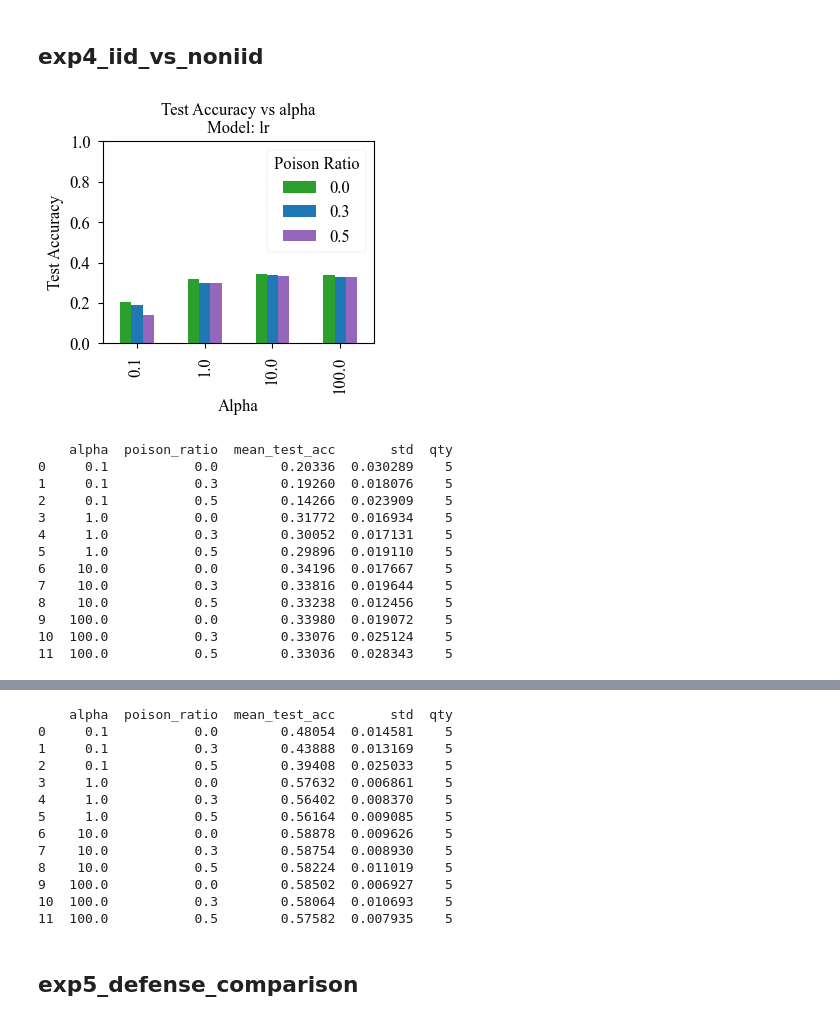
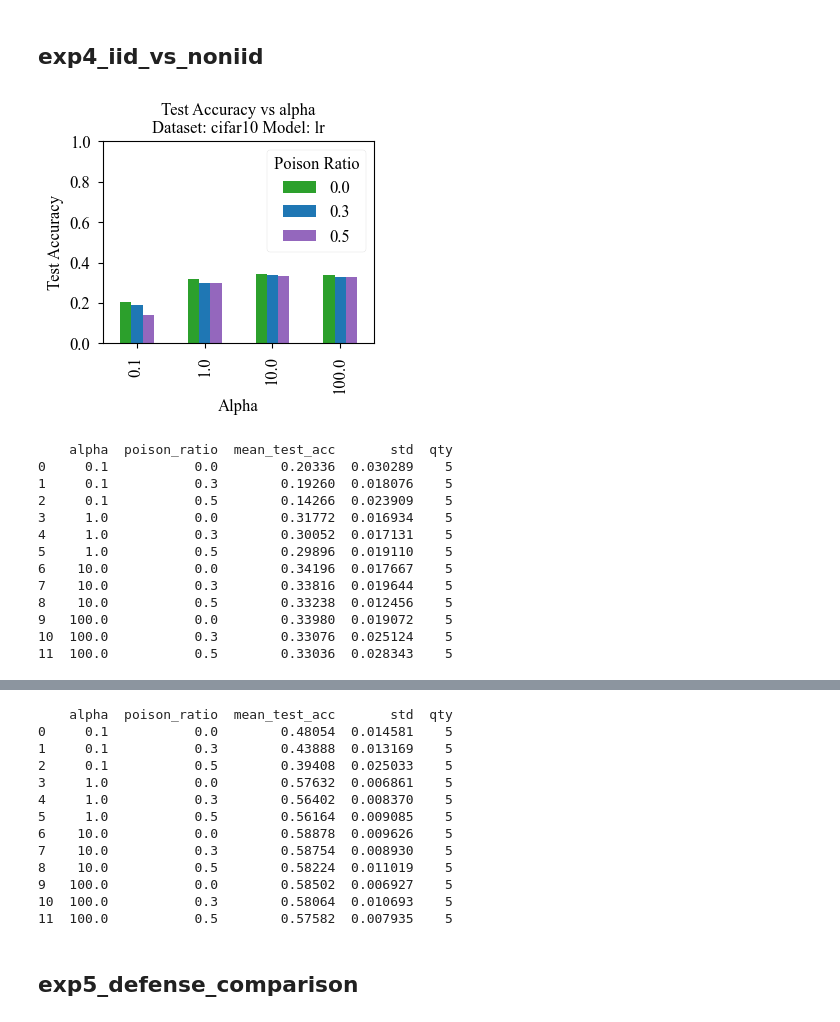
Before and after one commit to VitavatV/poisoning_attack_analysis, a Jupyter notebook: experiment_analysis_summary.ipynb, the cells around one changed output, grey strips where cells are left out. Drawn from its saved outputs; the diff is of its cells as text; code cells hidden in the pictures.

```diff
--- a/experiment_analysis_summary.ipynb
+++ b/experiment_analysis_summary.ipynb
@@ -352,12 +352,12 @@ for width_factor in [1, 4, 16, 64]:
 # %% [markdown]
 ### 1.3 exp1_vary_width_depth acc
 # %%
-# Filter exp1 data (varying depth experiments)
+dataset = 'cifar10'
 
 for poison_ratio in [0.0, 0.3, 0.5]:
     for model_type in ['lr', 'cnn']:
         exp1_data = df[df['phase'] == 'exp1_vary_width'].copy()
-        exp1_data = exp1_data[exp1_data['dataset'] == 'cifar10']
+        exp1_data = exp1_data[exp1_data['dataset'] == dataset]
         exp1_data = exp1_data[exp1_data['model_type'] == model_type]
         exp1_data = exp1_data[exp1_data['poison_ratio'] == poison_ratio]
 
@@ -366,7 +366,7 @@ for poison_ratio in [0.0, 0.3, 0.5]:
         sns.heatmap(exp1_data.pivot_table(index='depth', columns='width_factor', values='mean_test_acc'),
             cmap='viridis', vmin=0.0, vmax=1.0,
             annot=True, fmt='.2f', cbar_kws={'label': 'Mean Test Accuracy'})
-        plt.title(f'Mean Test Accuracy vs Depth and Width\nModel Type: {model_type}, Poison Ratio: {poison_ratio}')
+        plt.title(f'Mean Test Accuracy vs Depth and Width\nDataset: {dataset}, Model Type: {model_type}, Poison Ratio: {poison_ratio}')
         plt.xlabel('Width Factor')
         plt.ylabel('Depth')
         save_ieee_figure(plt.gcf(), f'exp1_vary_width_depth_test_acc_{poison_ratio}_{model_type}', width=IEEE_SINGLE_COLUMN)
@@ -381,11 +381,11 @@ for poison_ratio in [0.0, 0.3, 0.5]:
 # %% [markdown]
 ### 1.4 exp1_vary_width_depth impact
 # %%
-# Filter exp1 data (varying depth experiments)
+dataset = 'cifar10'
 
 for model_type in ['lr', 'cnn']:
     exp1_data = df[df['phase'] == 'exp1_vary_width'].copy()
-    exp1_data = exp1_data[exp1_data['dataset'] == 'cifar10']
+    exp1_data = exp1_data[exp1_data['dataset'] == dataset]
     exp1_data = exp1_data[exp1_data['model_type'] == model_type]
     exp1_data_pr00 = exp1_data[exp1_data['poison_ratio'] == 0.0][['depth', 'width_factor', 'mean_test_acc']]
     exp1_data_pr05 = exp1_data[exp1_data['poison_ratio'] == 0.5][['depth', 'width_factor', 'mean_test_acc']]
@@ -400,7 +400,7 @@ for model_type in ['lr', 'cnn']:
     sns.heatmap(exp_data_attack.pivot_table(index='depth', columns='width_factor', values='impact_mean_test_acc'),
         cmap='viridis', vmin=-0.02, vmax=0.02,
         annot=True, fmt='.2f', cbar_kws={'label': 'Impact Mean Test Accuracy'})
-    plt.title(f'Impact Mean Test Accuracy vs Depth and Width\nModel Type: {model_type}, Poison Ratio: {poison_ratio}')
+    plt.title(f'Impact Mean Test Accuracy vs Depth and Width\nDataset: {dataset}, Model Type: {model_type}, Poison Ratio: 0.5')
     plt.xlabel('Width Factor')
     plt.ylabel('Depth')
     save_ieee_figure(plt.gcf(), f'exp1_vary_width_depth_test_acc_Impact_0.5_{model_type}', width=IEEE_SINGLE_COLUMN)
@@ -411,12 +411,12 @@ for model_type in ['lr', 'cnn']:
 # %% [markdown]
 # exp2_mechanism_analysis
 # %%
-# exp2_mechanism_analysis
+dataset = 'cifar10'
 
 for poison_ratio in [0.0, 0.3, 0.5]:
     for model_type in ['lr', 'cnn']:
         exp2_data = df[df['phase'] == 'exp2_mechanism_analysis'].copy()
-        exp2_data = exp2_data[exp2_data['dataset'] == 'cifar10']
+        exp2_data = exp2_data[exp2_data['dataset'] == dataset]
         exp2_data = exp2_data[exp2_data['model_type'] == model_type]
         exp2_data = exp2_data[exp2_data['poison_ratio'] == poison_ratio]
 
@@ -425,7 +425,7 @@ for poison_ratio in [0.0, 0.3, 0.5]:
         sns.heatmap(exp2_data.pivot_table(index='data_ordering', columns='batch_size', values='mean_test_acc'),
             cmap='viridis', vmin=0.0, vmax=1.0,
             annot=True, fmt='.2f', cbar_kws={'label': 'Mean Test Accuracy'})
-        plt.title(f'Mean Test Accuracy vs Data Ordering\nModel Type: {model_type}, Poison Ratio: {poison_ratio}')
+        plt.title(f'Mean Test Accuracy vs Data Ordering\nDataset: {dataset}, Model Type: {model_type}, Poison Ratio: {poison_ratio}')
         plt.xlabel('Batch Size')
         plt.ylabel('Data Ordering')
         save_ieee_figure(plt.gcf(), f'exp2_vary_data_ordering_test_acc_{poison_ratio}_{model_type}', width=IEEE_SINGLE_COLUMN)
@@ -440,9 +440,11 @@ for poison_ratio in [0.0, 0.3, 0.5]:
 # %% [markdown]
 ## exp3_attack_types
 # %%
+dataset = 'cifar10'
+
 for model_type in ['lr', 'cnn']:
     exp3_data = df[df['phase'] == 'exp3_attack_types'].copy()
-    exp3_data = exp3_data[exp3_data['dataset'] == 'cifar10']
+    exp3_data = exp3_data[exp3_data['dataset'] == dataset]
 
     exp3_data = exp3_data[exp3_data['model_type'] == model_type]
 
@@ -462,11 +464,11 @@ for model_type in ['lr', 'cnn']:
     colors = ['tab:green', 'tab:blue', 'tab:purple']
     mean_test_acc_pivot.plot(kind='bar', figsize=(8, 6), color=colors)
     plt.ylim(0, 1)
-    plt.title(f'Test Accuracy vs poison_type\nModel: {model_type}')
+    plt.title(f'Test Accuracy vs poison_type\nDataset: {dataset}, Model: {model_type}')
     plt.xlabel('Poison Type')
     plt.ylabel('Test Accuracy')
     plt.legend(title='Poison Ratio')
-    save_ieee_figure(plt.gcf(), 'exp3_attack_types_test_acc_model_{}_depth_{}'.format(model_type, depth), width=IEEE_SINGLE_COLUMN)
+    save_ieee_figure(plt.gcf(), 'exp3_attack_types_test_acc_model_{}_dataset_{}'.format(model_type, dataset), width=IEEE_SINGLE_COLUMN)
     plt.show()
 
     # table mean_test_acc avg vs fix width 1,4,16,64, color by poison_ratio and qty
@@ -491,39 +493,41 @@ for model_type in ['lr', 'cnn']:
 # %% [markdown]
 ## exp4_iid_vs_noniid
 # %%
+dataset = 'cifar10'
+
 for model_type in ['lr', 'cnn']:
     exp4_data = df[df['phase'] == 'exp4_iid_vs_noniid'].copy()
-    exp4_data = exp4_data[exp4_data['dataset'] == 'cifar10']
+    exp4_data = exp4_data[exp4_data['dataset'] == dataset]
 
     exp4_data = exp4_data[exp4_data['model_type'] == model_type]
 
     # mean
     mean_test_acc = exp4_data.groupby(['alpha', 'poison_ratio'])['mean_test_acc'].mean().reset_index()
     mean_test_acc_pivot = mean_test_acc.pivot(index='alpha', columns='poison_ratio', values='mean_test_acc')
     # std
     std_test_acc = exp4_data.groupby(['alpha', 'poison_ratio'])['mean_test_acc'].std().reset_index()
     std_test_acc.columns = ['alpha', 'poison_ratio', 'std']
     mean_std_test_acc = mean_test_acc.merge(std_test_acc, on=['alpha', 'poison_ratio'])
     # qty
     count_test_acc = exp4_data.groupby(['alpha', 'poison_ratio'])['mean_test_acc'].count().reset_index()
     count_test_acc.columns = ['alpha', 'poison_ratio', 'qty']
     mean_std_qty_test_acc = mean_std_test_acc.merge(count_test_acc, on=['alpha', 'poison_ratio'])
 
     # plot mean_test_acc avg vs fix width 1,4,16,64, color by poison_ratio, save figure Double Column IEEE Format
     colors = ['tab:green', 'tab:blue', 'tab:purple']
     mean_test_acc_pivot.plot(kind='bar', figsize=(8, 6), color=colors)
     plt.ylim(0, 1)
-    plt.title(f'Test Accuracy vs alpha\nModel: {model_type}')
+    plt.title(f'Test Accuracy vs alpha\nDataset: {dataset} Model: {model_type}')
     plt.xlabel('Alpha')
     plt.ylabel('Test Accuracy')
     plt.legend(title='Poison Ratio')
-    save_ieee_figure(plt.gcf(), 'exp4_iid_vs_noniid_test_acc_model_{}_depth_{}'.format(model_type, depth), width=IEEE_SINGLE_COLUMN)
+    save_ieee_figure(plt.gcf(), 'exp4_iid_vs_noniid_test_acc_model_{}_dataset_{}'.format(model_type, dataset), width=IEEE_SINGLE_COLUMN)
     plt.show()
 
     # table mean_test_acc avg vs fix width 1,4,16,64, color by poison_ratio and qty
     print(mean_std_qty_test_acc)
 # %% [output]
-[figure, old version]
+[figure, new version]
     alpha  poison_ratio  mean_test_acc       std  qty
 0     0.1           0.0        0.20336  0.030289    5
 1     0.1           0.3        0.19260  0.018076    5
```
Also changed, not shown: parts of 8 cells of this notebook, 13 other files.
